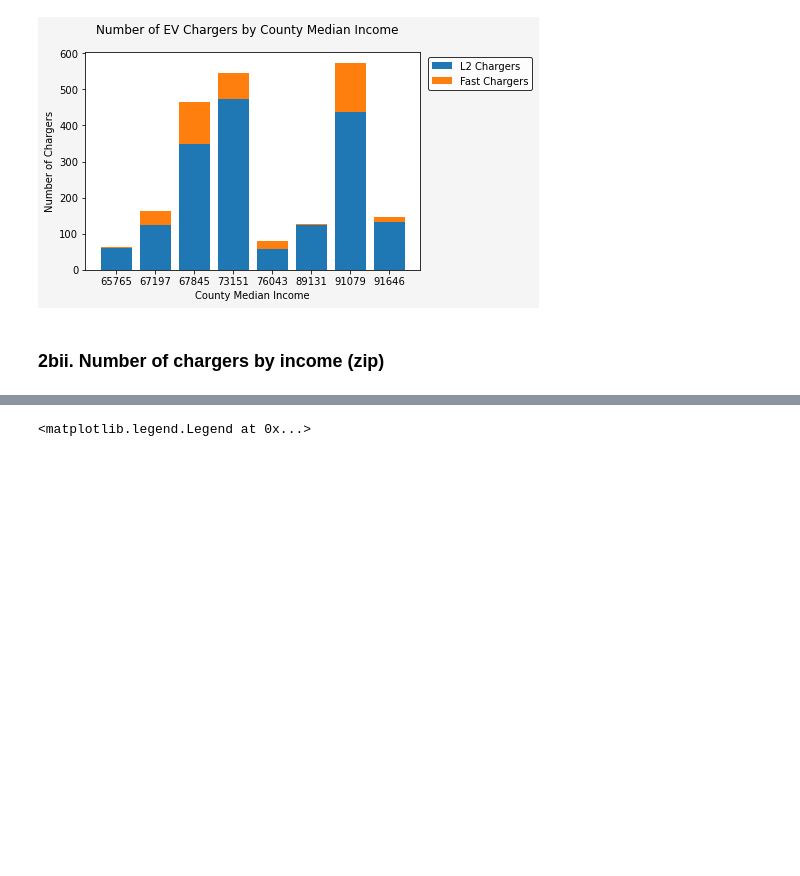
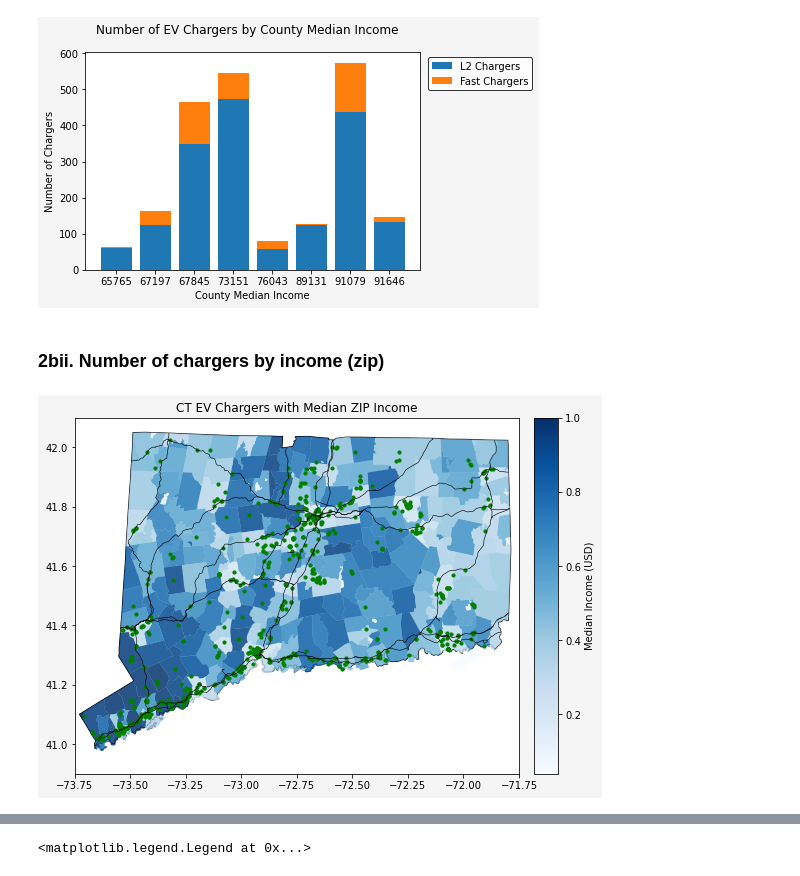
Before and after one commit to rajanoureddine/ctdot-tobin-yse, a Jupyter notebook: create_outputs.ipynb, the cells around one changed output, grey strips where cells are left out. Drawn from its saved outputs; the diff is of its cells as text; code cells hidden in the pictures; blank space fills up the shorter version.

```diff
--- a/create_outputs.ipynb
+++ b/create_outputs.ipynb
@@ -244,0 +256,65 @@ plt.show()
+# %%
+# Merge zip income data with geographic data
+ct_zips_geo_income = ct_zips.copy(deep=True)
+ct_zips_geo_income["ZIP"] = ct_zips_geo_income["ZCTA5CE20"].astype(str).str[1:].astype(int)
+ct_zips_geo_income = ct_zips_geo_income.merge(zips_income_merge,
+                                             how = 'left',
+                                             left_on = "ZIP",
+                                             right_on = "ZIP")
+
+# Clean up
+ct_zips_geo_income["S1901_C01_012E"] = ct_zips_geo_income["S1901_C01_012E"].replace('-','0')
+ct_zips_geo_income["S1901_C01_012E"] = ct_zips_geo_income["S1901_C01_012E"].astype('Int64')
+ct_zips_geo_income["S1901_C01_012E"] = ct_zips_geo_income["S1901_C01_012E"].fillna(0)
+ct_zips_geo_income["S1901_C01_012E"] = ct_zips_geo_income["S1901_C01_012E"].astype(float)
+
+# Create a percentile column
+ct_zips_geo_income["S1901_C01_012E_pct"] = ct_zips_geo_income["S1901_C01_012E"].rank(pct=True)
+# %%
+# Map
+# Plot these
+# Create figure and axes
+fig, ax = plt.subplots(figsize = (10,10), facecolor = 'whitesmoke')
+
+
+# Split them
+divider = make_axes_locatable(ax)
+cax = divider.append_axes("right", size = "4%", pad = "-10%")
+
+# Set axes sizes
+ax.set_title("CT EV Chargers with Median ZIP Income")
+ax.set_ylim(40.9, 42.1)
+ax.set_xlim(-73.75, -71.75)
+
+# Create a colormap
+# cmap = plt.cm.Blues
+# norm = colors.BoundaryNorm(sorted(ct_zips_geo_income["S1901_C01_012E"].unique()), cmap.N)
+
+# Plot state and points
+# Plot state boundaries
+ct_boundaries.plot(ax=ax,
+              cax=cax,
+              color = 'lightblue',
+              edgecolor = 'black')
+
+# Plot the counties
+# Legend_kwds are passed to a matplotlib.pyplot.colorbar() object, so they must match those
+# Found here: https://matplotlib.org/stable/api/_as_gen/matplotlib.pyplot.colorbar.html
+ct_zips_geo_income.plot(ax=ax,
+                        column = "S1901_C01_012E_pct",
+                        cax=cax,
+                        cmap = 'Blues', legend = True,
+                        legend_kwds={"label": "Median Income (USD)",
+                                    "pad" : 0},
+                        alpha = 0.8)
+# Plot DCFC points
+afdc_plot = charging_points.plot(ax=ax, cax=cax,
+                color = 'green',
+                markersize =10,
+                label = "EV Charging Points")
+
+interstates_plot = interstates.plot(ax=ax, cax=cax, color ='black', linewidth = 0.6, label = "Interstates")
+
+plt.show()
+# %% [output]
+[figure, added]
```
Also changed, not shown: parts of 24 cells of this notebook, 9 other files.
